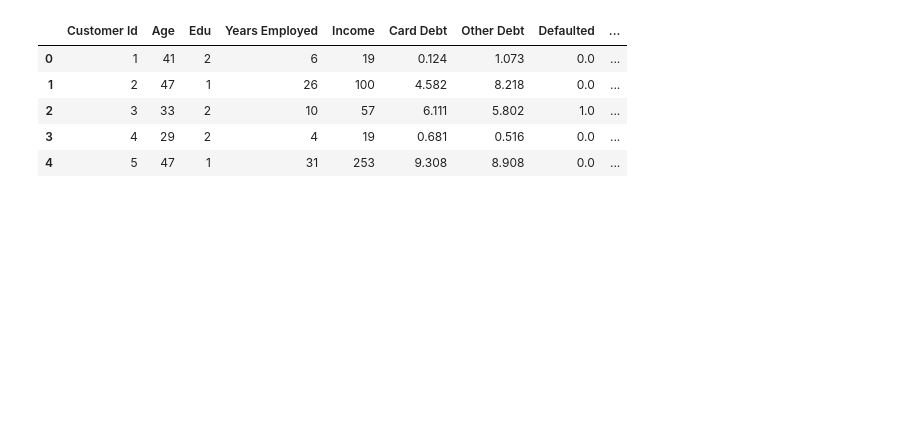
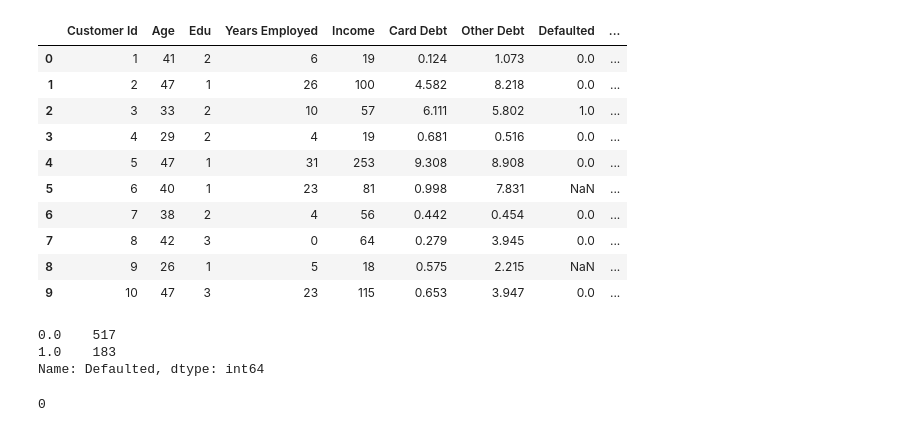
Before and after one commit to BrianArradondo/DS_Class_Assignments, a Jupyter notebook: KMeans Core 1.ipynb, the cells around one changed output. Saved outputs shown, nothing was run; the diff lists cells and outputs as text; code cells hidden in the pictures; blank space fills up the shorter version.

```diff
--- a/KMeans Core 1.ipynb
+++ b/KMeans Core 1.ipynb
@@ -5,14 +8,30 @@ import matplotlib.pyplot as plt
 # %%
 df = pd.read_csv("cust_seg.csv", index_col=0)
 # %%
-df.head()
+df.head(10)
 # %% [output]
 |  | Customer Id | Age | Edu | Years Employed | Income | Card Debt | Other Debt | Defaulted | ... |
 | 0 | 1 | 41 | 2 | 6 | 19 | 0.124 | 1.073 | 0.0 | ... |
 | 1 | 2 | 47 | 1 | 26 | 100 | 4.582 | 8.218 | 0.0 | ... |
 | 2 | 3 | 33 | 2 | 10 | 57 | 6.111 | 5.802 | 1.0 | ... |
 | 3 | 4 | 29 | 2 | 4 | 19 | 0.681 | 0.516 | 0.0 | ... |
 | 4 | 5 | 47 | 1 | 31 | 253 | 9.308 | 8.908 | 0.0 | ... |
+| 5 | 6 | 40 | 1 | 23 | 81 | 0.998 | 7.831 | NaN | ... |
+| 6 | 7 | 38 | 2 | 4 | 56 | 0.442 | 0.454 | 0.0 | ... |
+| 7 | 8 | 42 | 3 | 0 | 64 | 0.279 | 3.945 | 0.0 | ... |
+| 8 | 9 | 26 | 1 | 5 | 18 | 0.575 | 2.215 | NaN | ... |
+| 9 | 10 | 47 | 3 | 23 | 115 | 0.653 | 3.947 | 0.0 | ... |
+# %%
+df["Defaulted"].value_counts()
+# %% [output]
+0.0    517
+1.0    183
+Name: Defaulted, dtype: int64
+# %%
+df["Defaulted"] = df["Defaulted"].fillna(0)
+df["Defaulted"].isna().sum()
+# %% [output]
+0
 # %%
 df.info()
 # %% [output]
```
Also changed, not shown: parts of 8 cells of this notebook.
